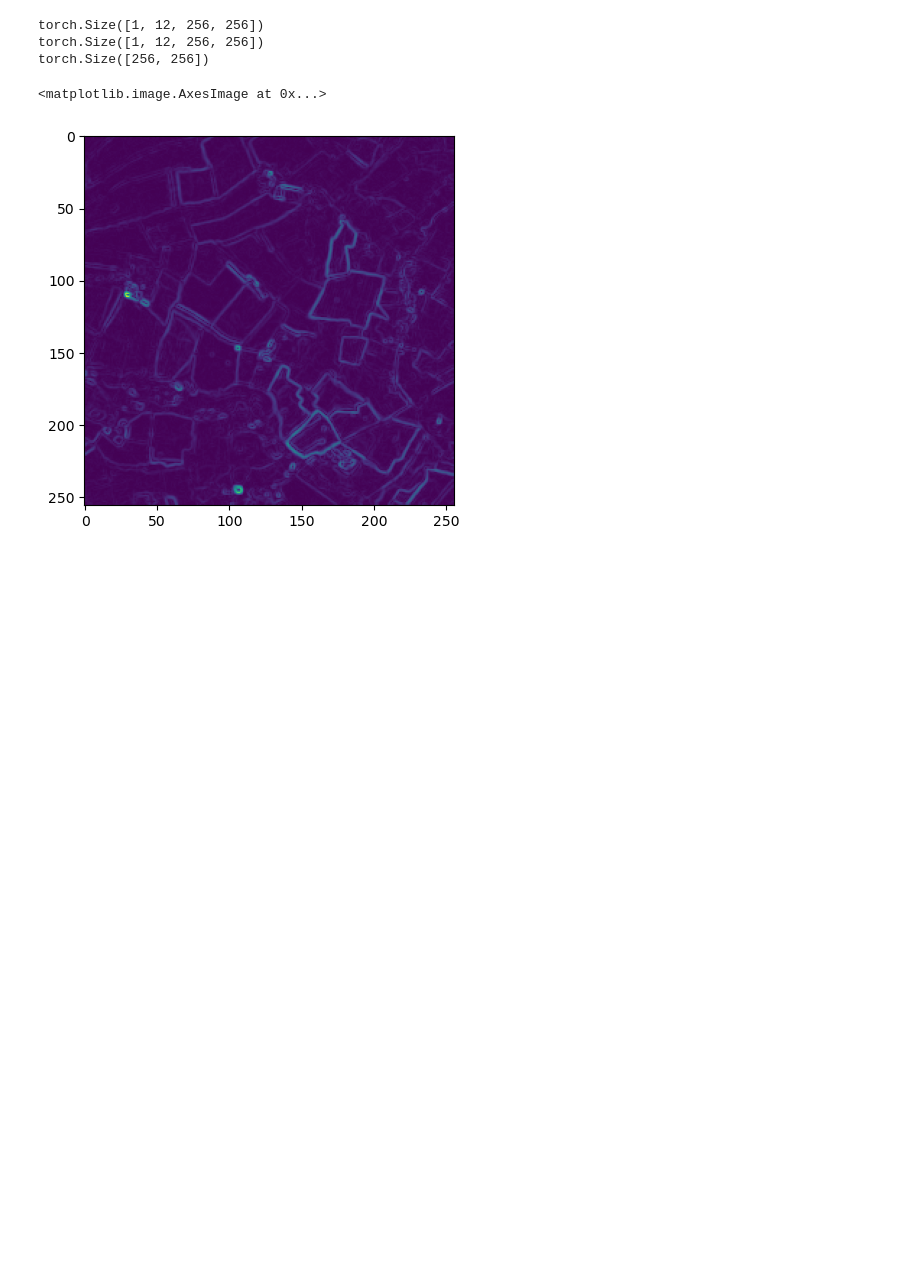
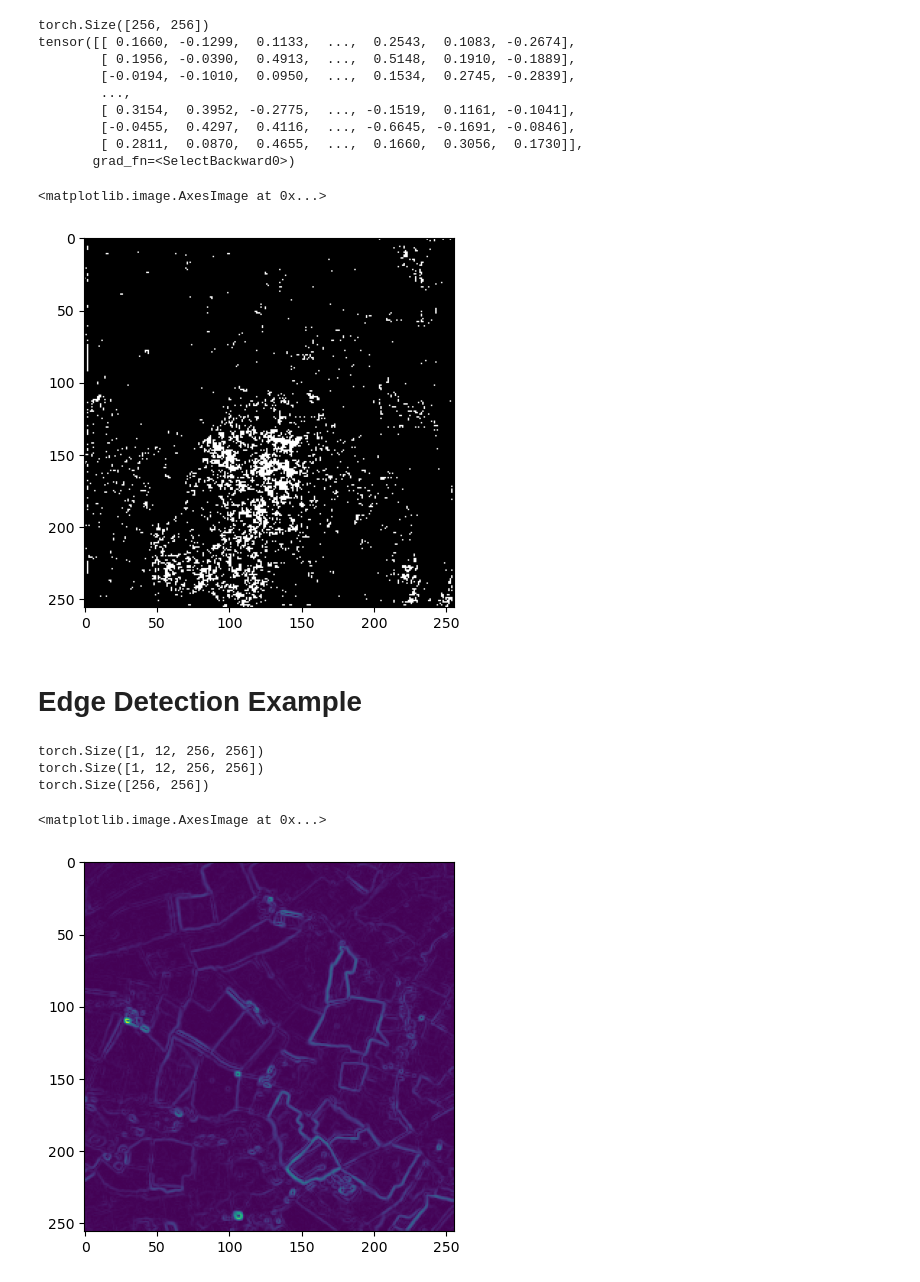
Before and after one commit to VihaanAkshaay/EdgeAttn-UNet, a Jupyter notebook: U-Net.ipynb, the cells around one changed output. Saved outputs shown, nothing was run; the diff lists cells and outputs as text; code cells hidden in the pictures; blank space fills up the shorter version.

```diff
--- a/U-Net.ipynb
+++ b/U-Net.ipynb
@@ -293,0 +36,37 @@ train_features = train_features.transpose(1,3)
+# %%
+model = models.EdgeU1_Net(img_ch=3,output_ch=1)
+
+# Define your loss function and optimizer
+criterion = nn.BCEWithLogitsLoss()
+optimizer = torch.optim.Adam(model.parameters())
+#optimizer = torch.optim.SGD(model.parameters(), lr=0.001, momentum=0.9)
+num_epochs = 100
+
+# Set the device to use for training
+device = torch.device("cuda:0" if torch.cuda.is_available() else "cpu")
+
+# Train the model
+model.to(device)
+model.train()
+
+for epoch in range(num_epochs):
+    running_loss = 0.0
+    for i, (inputs, labels) in enumerate(zip(train_dataloader, label_dataloader)):
+        inputs = inputs.to(device)
+        labels = labels.to(device)
+
+        optimizer.zero_grad()
+
+        # Forward pass
+        outputs = model(inputs)
+        loss = criterion(outputs, labels)
+
+        # Backward pass and update
+        loss.backward()
+        optimizer.step()
+
+        # Print statistics
+        running_loss += loss.item()
+        if i % 10 == 9:
+            print(f"[Epoch {epoch + 1}, Batch {i + 1}] Loss: {running_loss / 10:.3f}")
+            running_loss = 0.0
@@ -294,3 +103,25 @@ train_features = train_features.transpose(1,3)
+# %%
+temp = input_train[0]
+y_pred = model(input_train)
+print(y_pred[0][0].shape)
+print(y_pred[0][0])
+x = y_pred[0][0]
+mask = torch.where(x > 0.5, torch.ones_like(x), torch.zeros_like(x))
+plt.imshow(mask.detach().numpy(),cmap='gray')
+# %% [output]
+torch.Size([256, 256])
+tensor([[ 0.1660, -0.1299,  0.1133,  ...,  0.2543,  0.1083, -0.2674],
+        [ 0.1956, -0.0390,  0.4913,  ...,  0.5148,  0.1910, -0.1889],
+        [-0.0194, -0.1010,  0.0950,  ...,  0.1534,  0.2745, -0.2839],
+        ...,
+        [ 0.3154,  0.3952, -0.2775,  ..., -0.1519,  0.1161, -0.1041],
+        [-0.0455,  0.4297,  0.4116,  ..., -0.6645, -0.1691, -0.0846],
+        [ 0.2811,  0.0870,  0.4655,  ...,  0.1660,  0.3056,  0.1730]],
+       grad_fn=<SelectBackward0>)
+<matplotlib.image.AxesImage at 0x...>
+[figure, added]
+# %% [markdown]
+# Edge Detection Example
 # %%
 import kornia as K
 # %%
```
Also changed, not shown: parts of 62 cells of this notebook, 4 other files.
